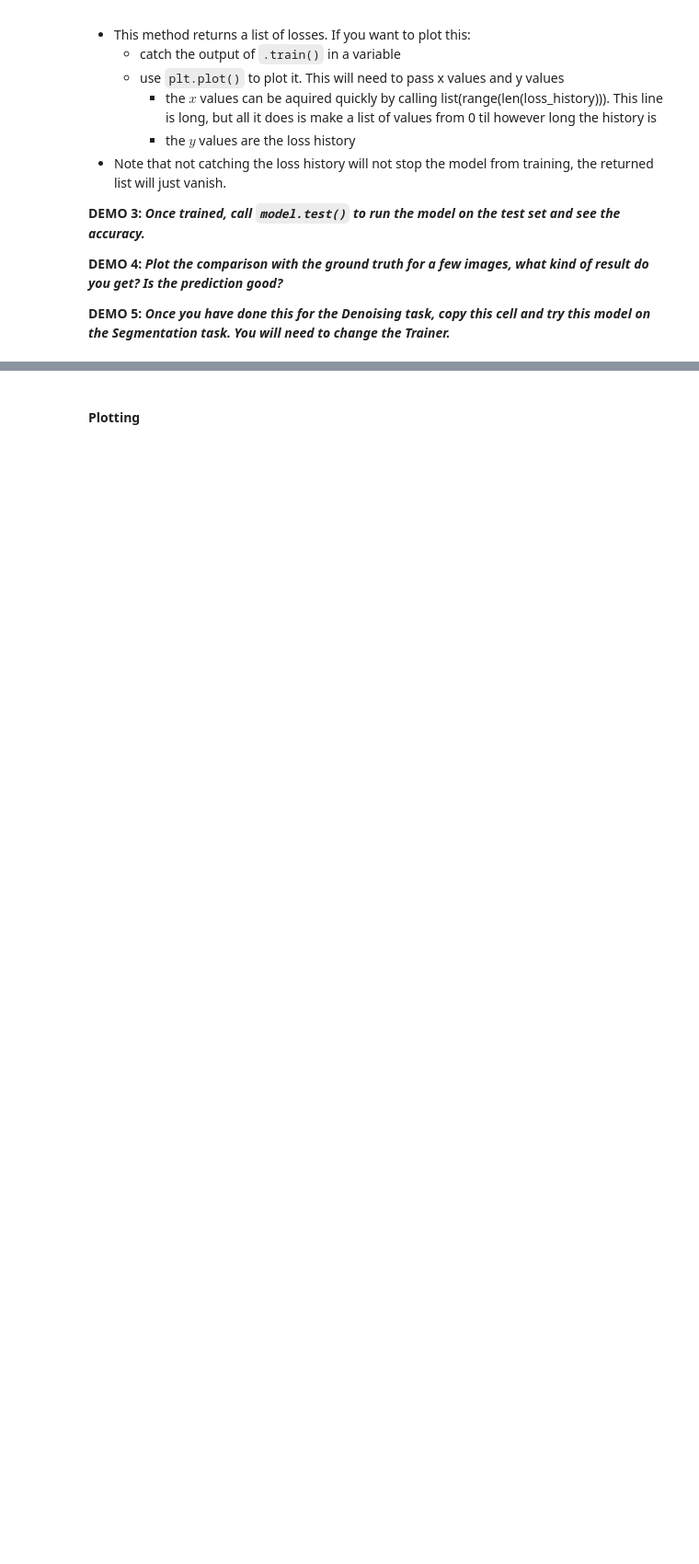
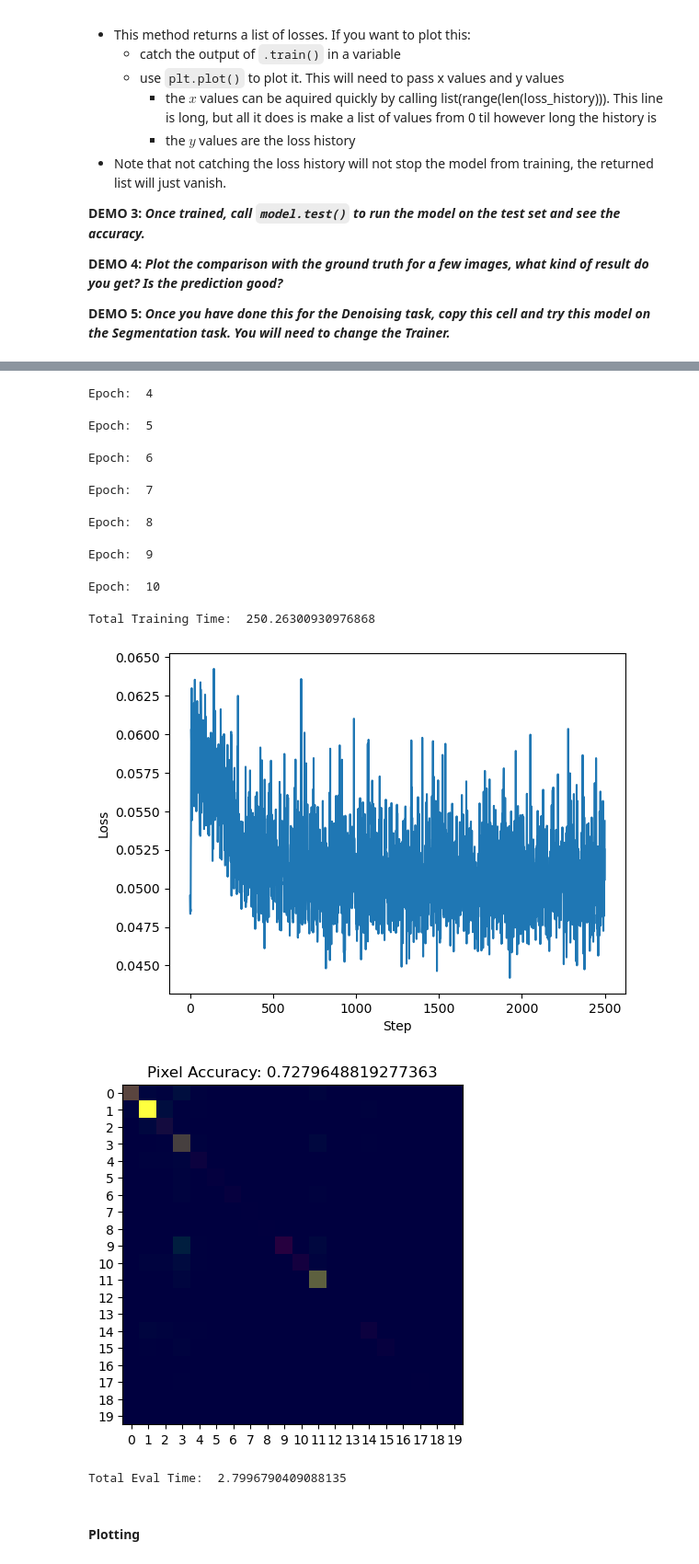
Before and after one commit to handyman1337/TDDE70, a Jupyter notebook: lab1/Lab1-AE-UNet.ipynb, the cells around one changed output, grey strips where cells are left out. Shown at 92% size. Saved outputs shown, nothing was run; the diff lists cells and outputs as text; code cells hidden in the pictures; blank space fills up the shorter version.

```diff
--- a/lab1/Lab1-AE-UNet.ipynb
+++ b/lab1/Lab1-AE-UNet.ipynb
@@ -675,14 +676,14 @@ class SegmentationTrainer():
                 # Add Stuff here #
                 ####
                 x = x.to(device=self.device, dtype=torch.float)
-                #y = y.to(device=self.device, dtype=torch.float)
-                y = y.to(device=self.device).int().squeeze(1)
-                one_hot = F.one_hot(tensor=y, num_classes=20)
-                one_hot = one_hot.permute(0,1,3,2).to(device=self.device, dtype=torch.float)
+                y = y.to(torch.int64).squeeze(1)
+                y = F.one_hot(y,20)
+                y = y.permute(0,3,1,2)
+                y= y.to(device=self.device, dtype=torch.float)
 
                 pred = self.model(x)
 
-                loss = F.cross_entropy(pred, one_hot, weight=self.reweight())
+                loss = F.cross_entropy(pred, y, weight=self.reweight(self.ce_weights))
 
                 self.optimizer.zero_grad()
                 loss.backward()
@@ -728,11 +729,11 @@ class SegmentationTrainer():
 
         for e,(x,y) in enumerate(pbar,1):
             x = x.to(device=self.device, dtype=torch.float)
-            y = y.to(device=self.device).int().squeeze(1)
+            y = y.to(device=self.device)
             pred = self.model(x)
 
-            total_accuracy += pixelAccuracy(predicted=pred, target=y).item()
-            confusion_matrix += confusionMatrix(predicted=pred, target=y)
+            total_accuracy = total_accuracy + pixelAccuracy(predicted=pred, target=y).item()
+            confusion_matrix = confusion_matrix + confusionMatrix(predicted=pred, target=y)
             ground_truth += y.flatten().bincount(minlength=20)
             total_steps = e
             pbar.set_postfix(Accuracy=total_accuracy/e)
@@ -746,7 +747,7 @@ class SegmentationTrainer():
         fig = plt.figure()
         ax = fig.add_subplot(111)
         im = ax.imshow(cm_im )
-        ax.set_title('Pixel Accuracy: ' + str((total_accuracy/(step-1))))
+        ax.set_title('Pixel Accuracy: ' + str((total_accuracy/(total_steps-1))))
         ax.set_xticks(list(range(20)))
         ax.set_yticks(list(range(20)))
         plt.show()
@@ -819,0 +821,24 @@ Total Eval Time:  4.037234783172607
+# %%
+SEED = 1969
+random.seed(SEED)
+torch.manual_seed(SEED)
+torch.cuda.empty_cache()
+
+####
+# Add Stuff here #
+####
+
+trainEpochs = 10
+
+segmentationtrainer = SegmentationTrainer(model=AutoEncoder, batch_size=8, opt=torch.optim.RAdam, lr=0.001)
+
+
+loss_history = segmentationtrainer.train(epochs=trainEpochs)
+
+plt.plot(list(range(len(loss_history))),loss_history)
+plt.xlabel("Step")
+plt.ylabel("Loss")
+plt.show()
+
+segmentationtrainer.test()
+# %% [output]
@@ -820,3 +848,14 @@ Total Eval Time:  4.037234783172607
+Epoch:  4
+Epoch:  5
+Epoch:  6
+Epoch:  7
+Epoch:  8
+Epoch:  9
+Epoch:  10
+Total Training Time:  250.26300930976868
+[figure, added]
+[figure, added]
+Total Eval Time:  2.7996790409088135
 # %% [markdown]
 #### Plotting
 # %%
```
Also changed, not shown: parts of 7 cells of this notebook, 3 other files.
